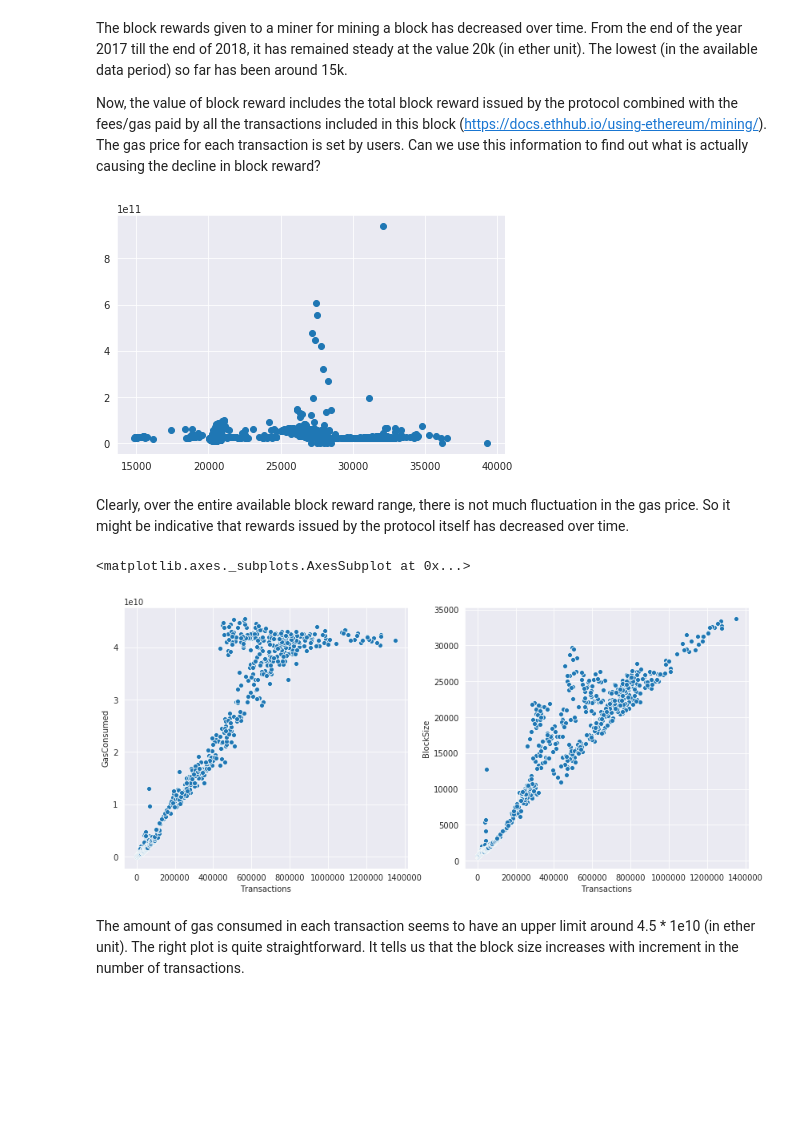
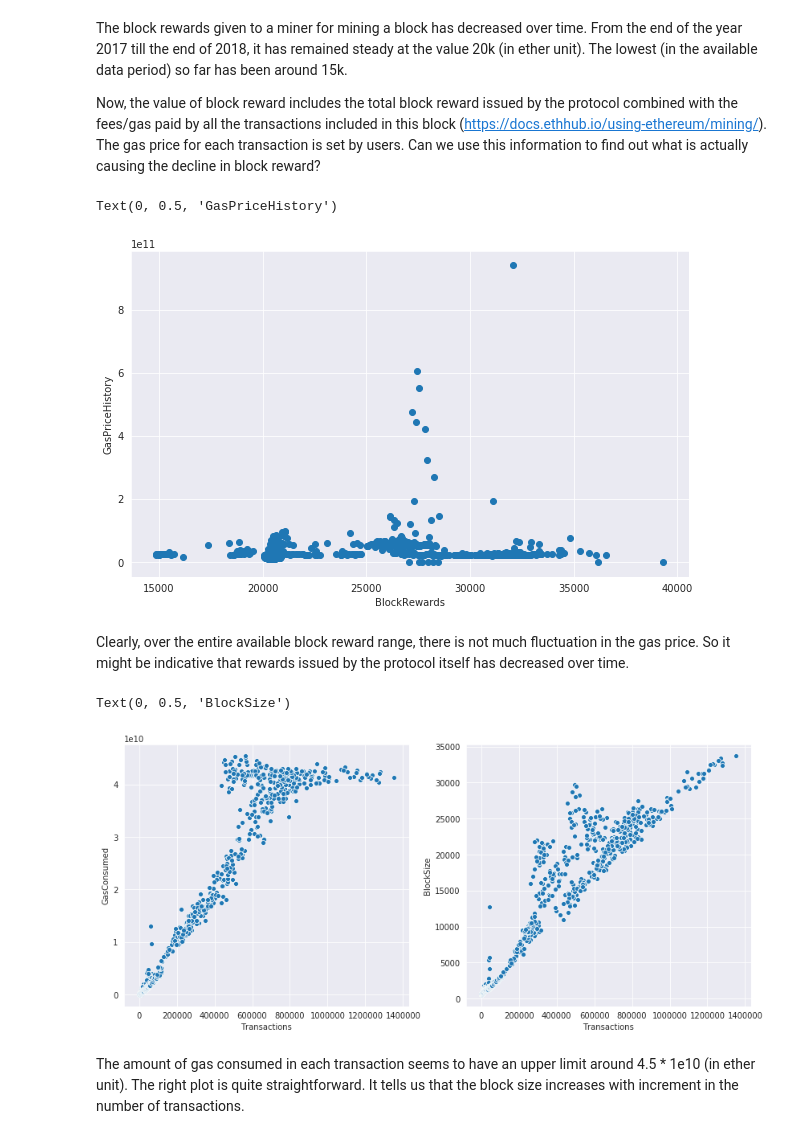
Before and after one commit to nabanitarimpi/Ethereum-data-analysis, a Jupyter notebook: crypto_curr.ipynb, the cells around one changed output. Saved outputs shown, nothing was run; the diff lists cells and outputs as text; code cells hidden in the pictures; blank space fills up the shorter version.

```diff
--- a/crypto_curr.ipynb
+++ b/crypto_curr.ipynb
@@ -186,18 +189,24 @@ The block rewards given to a miner for mining a block has decreased over time. F
 
 Now, the value of block reward includes the total block reward issued by the protocol combined with the fees/gas paid by all the transactions included in this block (https://docs.ethhub.io/using-ethereum/mining/). The gas price for each transaction is set by users. Can we use this information to find out what is actually causing the decline in block reward?
 # %%
+plt.figure(figsize=(10,6))
 plt.scatter(x='BlockRewards', y='GasPriceHistory', data=crypt_df)
-plt.tight_layout()
+plt.xlabel('BlockRewards')
+plt.ylabel('GasPriceHistory')
 # %% [output]
+Text(0, 0.5, 'GasPriceHistory')
-[figure, old version]
+[figure, new version]
 # %% [markdown]
 Clearly, over the entire available block reward range, there is not much fluctuation in the gas price. So it might be indicative that rewards issued by the protocol itself has decreased over time.
 # %%
-fig, ax = plt.subplots(1, 2, figsize=(14,6))
+fig, ax = plt.subplots(1, 2, figsize=(14,6), sharex=True)
 sns.scatterplot(x='Transactions', y='GasConsumed', data=crypt_df, ax=ax[0])
 sns.scatterplot(x='Transactions', y='BlockSize', data=crypt_df, ax=ax[1])
+ax[0].set_xlabel('Transactions')
+ax[0].set_ylabel('GasConsumed')
+ax[1].set_ylabel('BlockSize')
 # %% [output]
-<matplotlib.axes._subplots.AxesSubplot at 0x...>
+Text(0, 0.5, 'BlockSize')
 [figure]
 # %% [markdown]
 The amount of gas consumed in each transaction seems to have an upper limit around 4.5 * 1e10 (in ether unit). The right plot is quite straightforward. It tells us that the block size increases with increment in the number of transactions.
```
Also changed, not shown: parts of 39 cells of this notebook.
